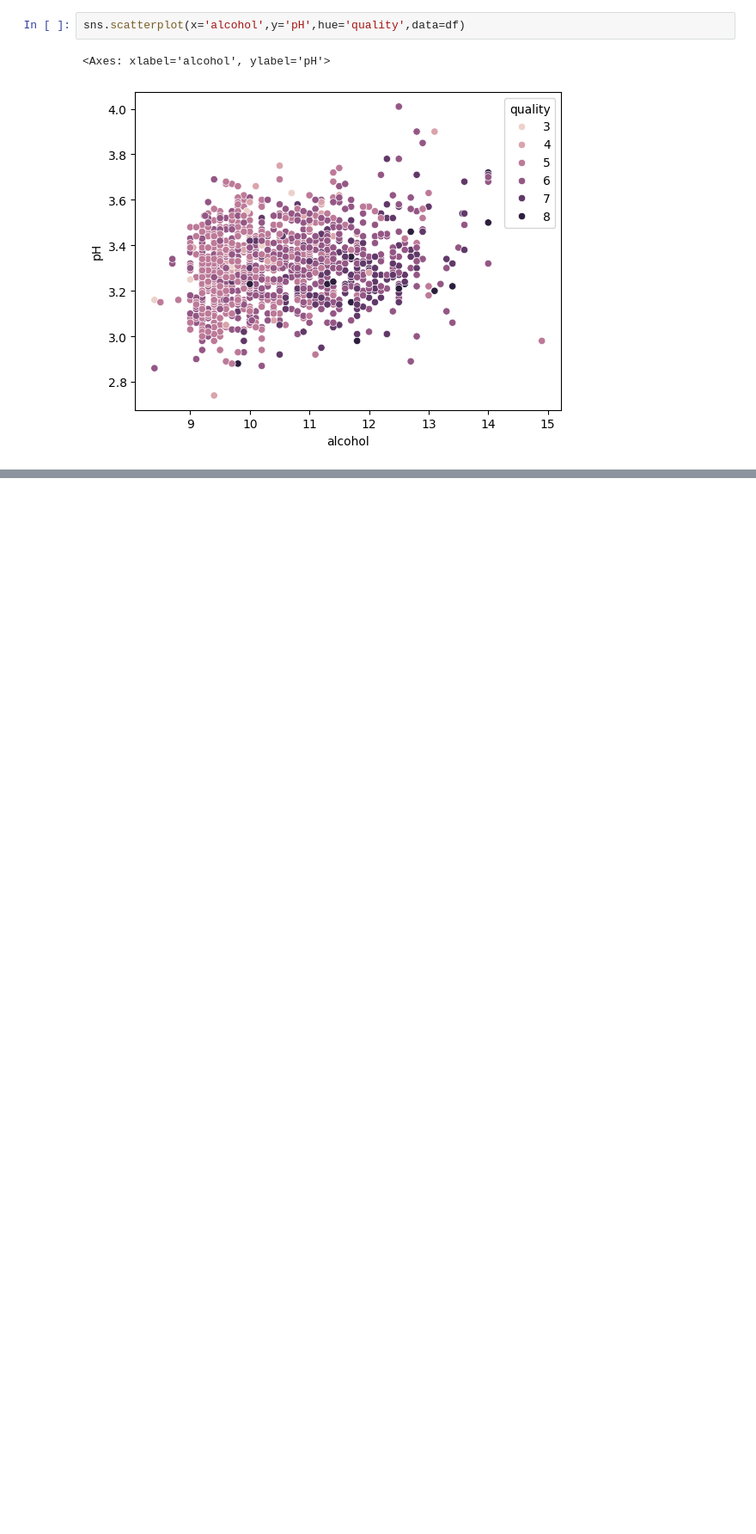
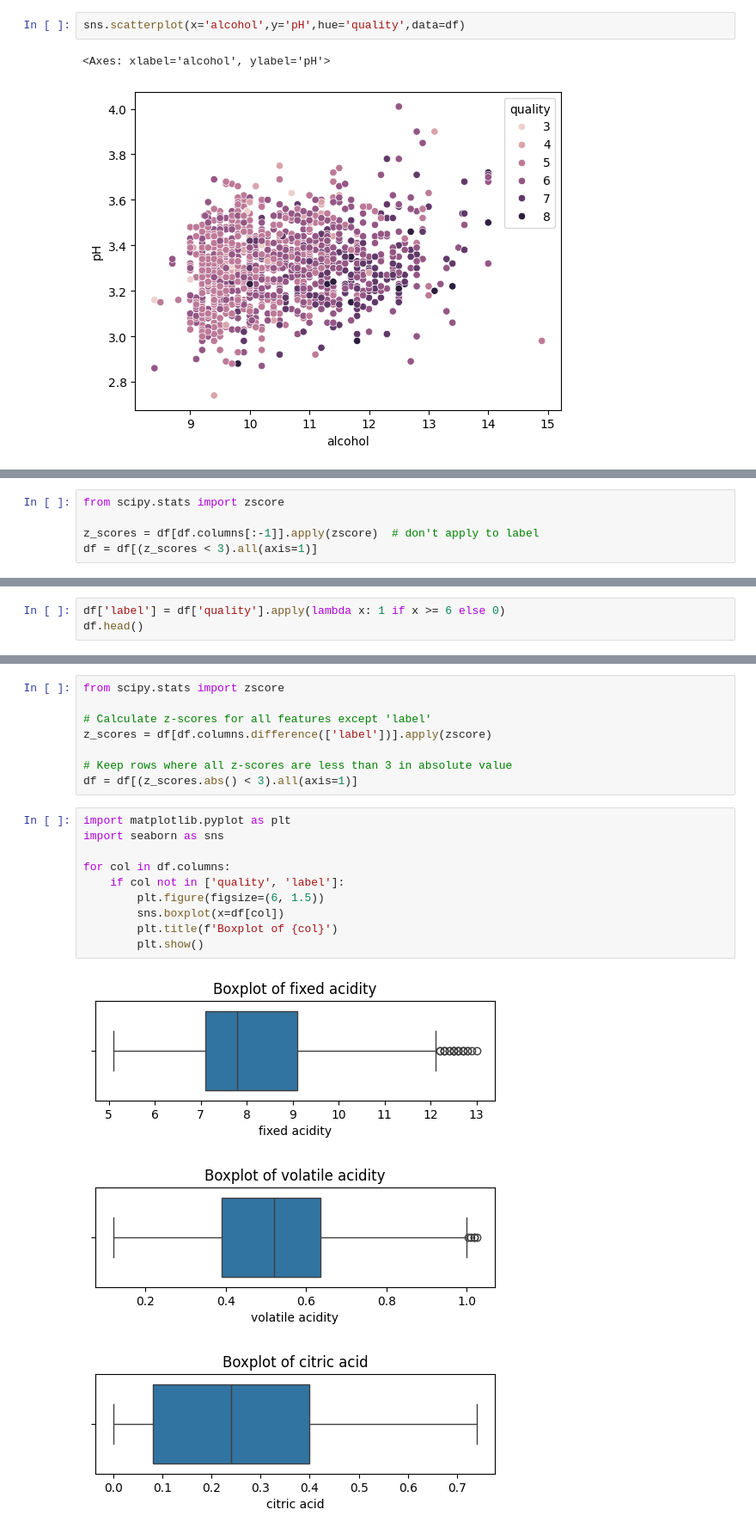
Before and after one commit to parth2teja23/glow2025_final_project, a Jupyter notebook: winequalityEDA.ipynb, the cells around one changed output, grey strips where cells are left out. Shown at 86% size. Cells and saved outputs as stored; diff of their text form; blank space fills up the shorter version.

```diff
--- a/winequalityEDA.ipynb
+++ b/winequalityEDA.ipynb
@@ -211,0 +250,5 @@ sns.scatterplot(x='alcohol',y='pH',hue='quality',data=df)
+# %%
+from scipy.stats import zscore
+
+z_scores = df[df.columns[:-1]].apply(zscore)  # don't apply to label
+df = df[(z_scores < 3).all(axis=1)]
@@ -211,0 +265,3 @@ sns.scatterplot(x='alcohol',y='pH',hue='quality',data=df)
+# %%
+df['label'] = df['quality'].apply(lambda x: 1 if x >= 6 else 0)
+df.head()
@@ -211,0 +282,22 @@ sns.scatterplot(x='alcohol',y='pH',hue='quality',data=df)
+# %%
+from scipy.stats import zscore
+
+# Calculate z-scores for all features except 'label'
+z_scores = df[df.columns.difference(['label'])].apply(zscore)
+
+# Keep rows where all z-scores are less than 3 in absolute value
+df = df[(z_scores.abs() < 3).all(axis=1)]
+# %%
+import matplotlib.pyplot as plt
+import seaborn as sns
+
+for col in df.columns:
+    if col not in ['quality', 'label']:
+        plt.figure(figsize=(6, 1.5))
+        sns.boxplot(x=df[col])
+        plt.title(f'Boxplot of {col}')
+        plt.show()
+# %% [output]
+[figure, added]
+[figure, added]
+[figure, added]
```
Also changed, not shown: parts of 16 cells of this notebook, 1 other file.
